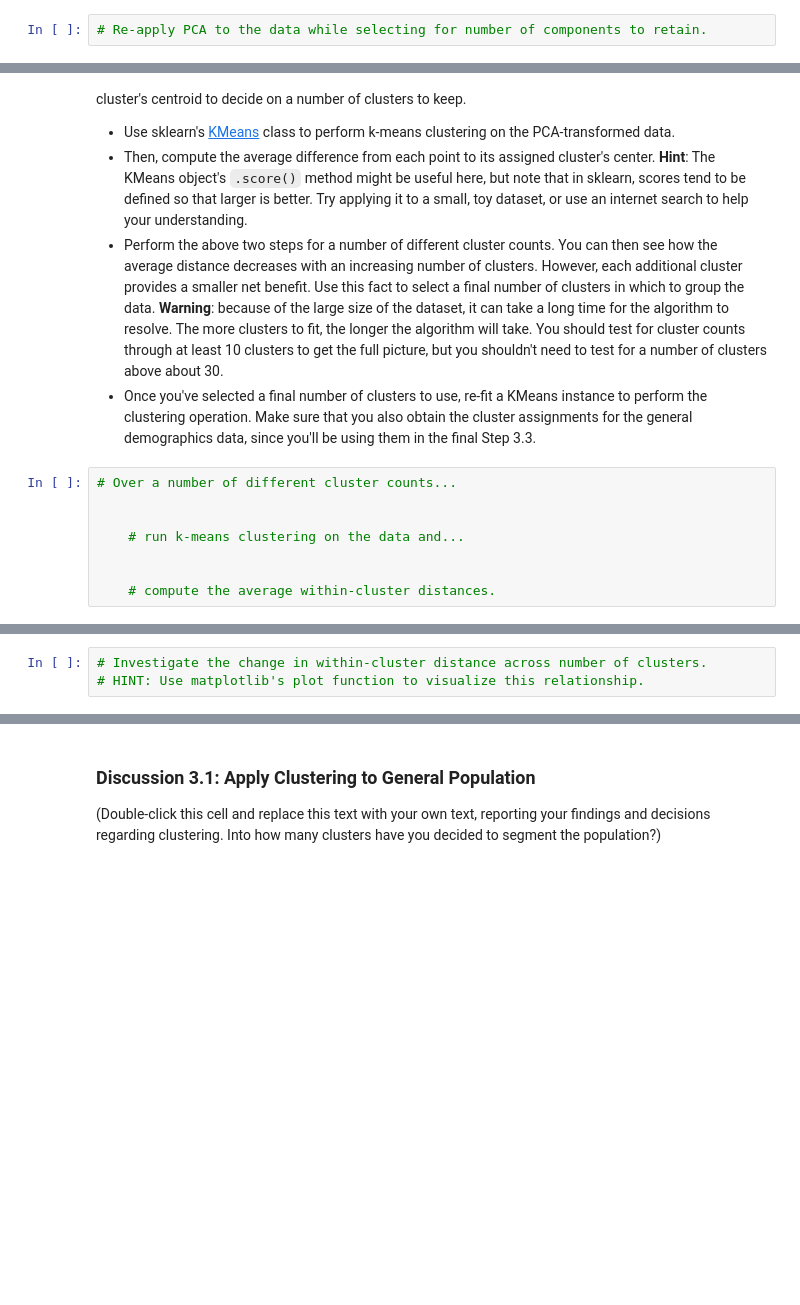
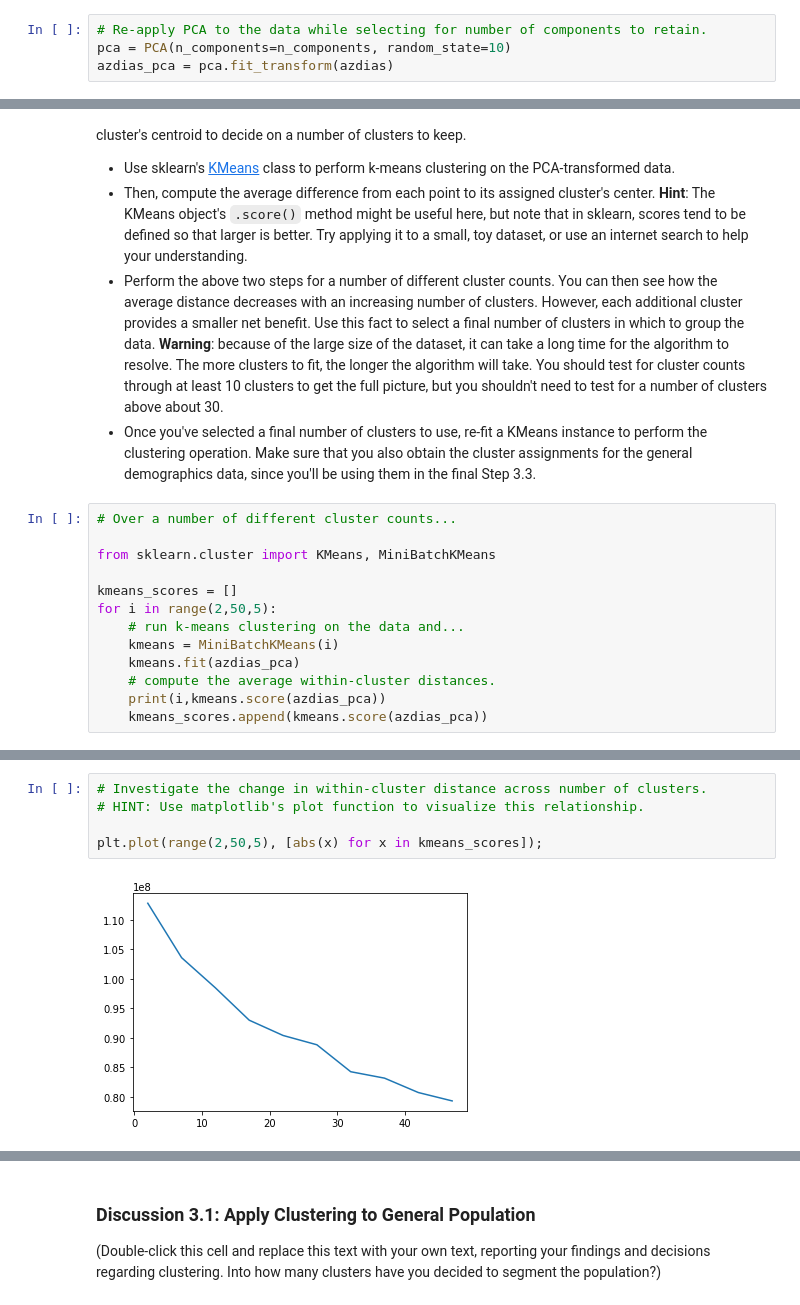
Before and after one commit to maleksaati/Identify_Customer_Segments, a Jupyter notebook: Identify_Customer_Segments.ipynb, the cells around one changed output, grey strips where cells are left out. Drawn from its saved outputs; the diff is of its cells as text; blank space fills up the shorter version.

```diff
--- a/Identify_Customer_Segments.ipynb
+++ b/Identify_Customer_Segments.ipynb
@@ -668,2 +665,4 @@ np.where(np.cumsum(pca.explained_variance_ratio_)>0.6)
 # %%
 # Re-apply PCA to the data while selecting for number of components to retain.
+pca = PCA(n_components=n_components, random_state=10)
+azdias_pca = pca.fit_transform(azdias)
@@ -709,8 +733,13 @@ You've assessed and cleaned the demographics data, then scaled and transformed t
 # %%
 # Over a number of different cluster counts...
 
+from sklearn.cluster import KMeans, MiniBatchKMeans
 
+kmeans_scores = []
+for i in range(2,50,5):
     # run k-means clustering on the data and...
-
-
+    kmeans = MiniBatchKMeans(i)
+    kmeans.fit(azdias_pca)
     # compute the average within-cluster distances.
+    print(i,kmeans.score(azdias_pca))
+    kmeans_scores.append(kmeans.score(azdias_pca))
@@ -717,6 +757,10 @@ You've assessed and cleaned the demographics data, then scaled and transformed t
 # %%
 # Investigate the change in within-cluster distance across number of clusters.
 # HINT: Use matplotlib's plot function to visualize this relationship.
+
+plt.plot(range(2,50,5), [abs(x) for x in kmeans_scores]);
+# %% [output]
+[figure, added]
 # %%
 # Re-fit the k-means model with the selected number of clusters and obtain
 # cluster predictions for the general population demographics data.
```
Also changed, not shown: parts of 21 cells of this notebook, 1 other file.
